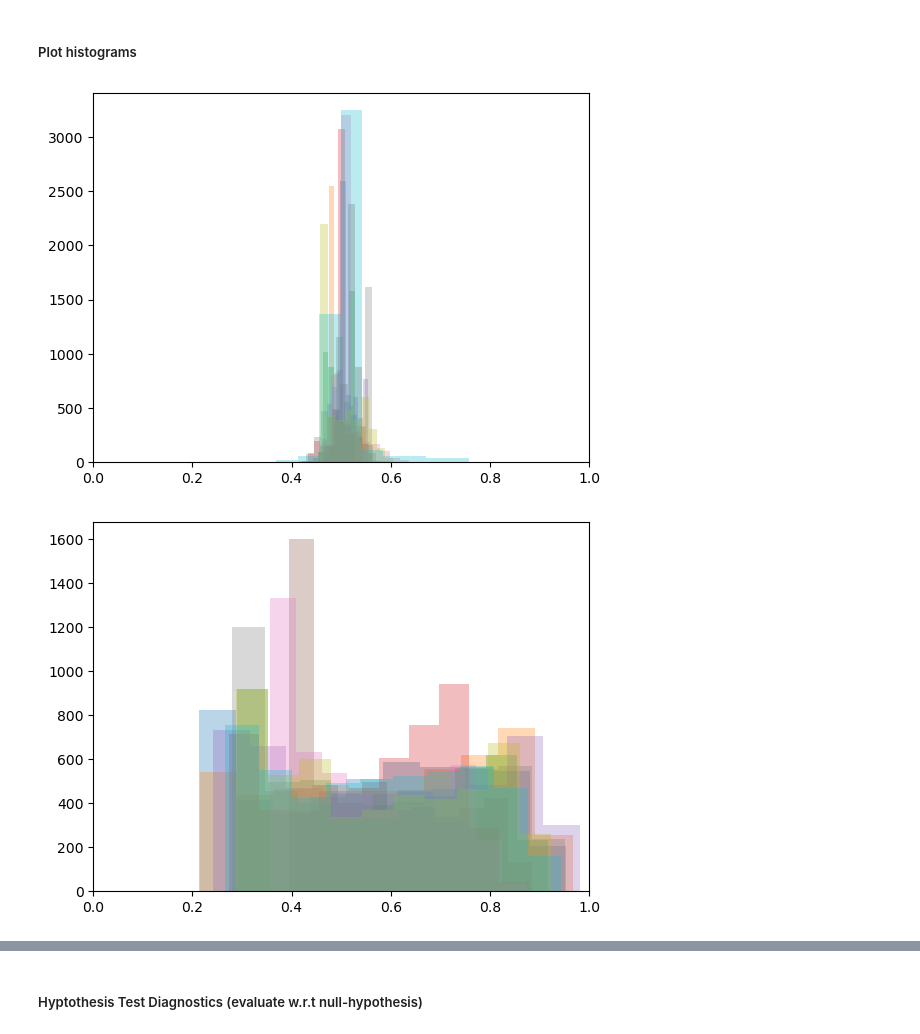
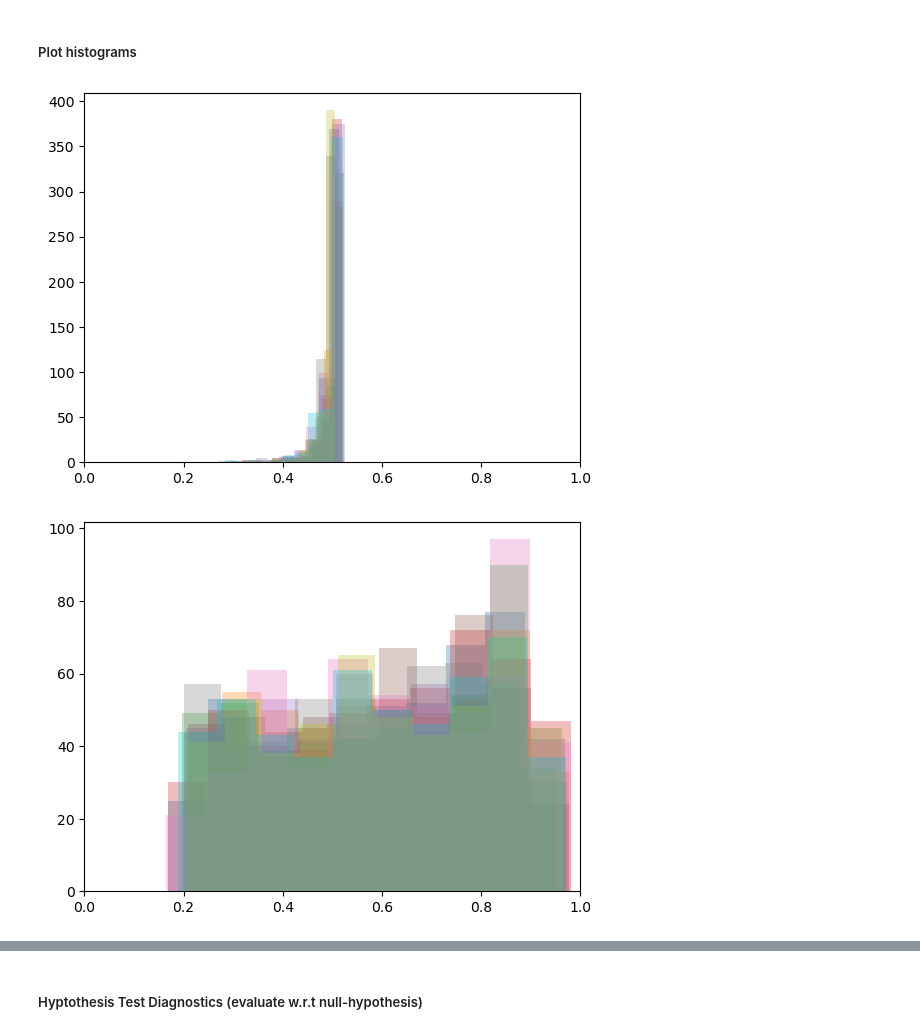
Before and after one commit to JuliaLinhart/valDiags_flows, a Jupyter notebook: notebooks/Local_C2ST_example_1D_lampe.ipynb, the cells around one changed output, grey strips where cells are left out. Saved outputs shown, nothing was run; the diff lists cells and outputs as text; code cells hidden in the pictures.

Commit message:
score lc2st

```diff
--- a/notebooks/Local_C2ST_example_1D_lampe.ipynb
+++ b/notebooks/Local_C2ST_example_1D_lampe.ipynb
@@ -179,8 +192,7 @@ inv_flow_samples_cal_good = maf_good.flow(x_cal).transform(theta_cal).detach().n
 inv_flow_samples_cal_bad = maf_bad.flow(first_dim_only(x_cal)).transform(theta_cal).detach().numpy()
 
 # Generate data from the base / normal distribution
-from scipy.stats import norm
-norm_samples = norm().rvs(cal_size)
+norm_samples = maf_good.flow(x_cal).base.sample()
 # %% [markdown]
 #### 1. Global Consistency Check
 We start by looking at the overall performance of our estimators: c2st score (i.e. cross-val accuracy) for a discrimination task between the inverse-flow distribution $p(T^{-1}_{\phi}(\theta; x))$ over the joint, and $\mathcal{N}(0,1)$. This gives us the expected performance over the $x$-space, and not for a specific location $x_0$.
@@ -302,2 +314,6 @@ PP_plot_1D(
 # %% [markdown]
 #### Local C2ST at $x_0$
+# %%
+from diagnostics.localC2ST import score_lc2st_flow
+scores_good, probas_good = score_lc2st_flow(maf_good.flow, theta_cal, x_cal, x_0, ['mean', 'w_dist', 'TV'])
+scores_bad, probas_bad = score_lc2st_flow(maf_bad.flow, theta_cal, x_cal, x_0, ['mean', 'w_dist', 'TV'])
@@ -314,41 +354,43 @@ n_trials = 10
 clfs_good = []
 clfs_bad = []
 clfs_null = []
-probas_good = []
-probas_bad = []
+# probas_good = []
+# probas_bad = []
 probas_null = []
-z_values = mvn(mean=np.zeros(1), cov=np.eye(1)).rvs(5000)
+z_values = mvn(mean=np.zeros(1), cov=np.eye(1)).rvs(500)
 
 for t in range(n_trials):
-        # good and bad maf
-        # train classifiers
+        z_values = mvn(mean=np.zeros(1), cov=np.eye(1)).rvs(500)
+        # # good and bad maf
+        # # train classifiers
         clfs_good.append(local_flow_c2st(inv_flow_samples_cal_good, x_cal))
         clfs_bad.append(local_flow_c2st(inv_flow_samples_cal_bad, x_cal))
-        # predict probas
-        probas_good.append(eval_local_flow_c2st(clfs_good[t], x_0[0], dim=1, size=5000, z_values=z_values)[0])
-        probas_bad.append(eval_local_flow_c2st(clfs_bad[t], x_0[0], dim=1, size=5000, z_values=z_values)[0])
+        # # predict probas
+        # probas_good.append(eval_local_flow_c2st(clfs_good[t], x_0[0], dim=1, size=500, z_values=z_values)[0])
+        # probas_bad.append(eval_local_flow_c2st(clfs_bad[t], x_0[0], dim=1, size=500, z_values=z_values)[0])
         # null hypothesis
         # train classifier
-        clfs_null.append(local_flow_c2st(norm_samples[:,None], x_cal))
+        clfs_null.append(local_flow_c2st(norm_samples, x_cal))
         # predict probas
-        probas_null.append(eval_local_flow_c2st(clfs_null[t], x_0[0], dim=1, size=5000, z_values=z_values)[0])
+        probas_null.append(eval_local_flow_c2st(clfs_null[t], x_0[0], dim=1, size=500, z_values=z_values)[0])
 # %% [markdown]
 ##### Plot histograms
 # %%
+n_trials = 10
 for t in range(n_trials):
     plt.hist(probas_good[t],alpha=0.3)
 plt.xlim(0,1)
 plt.show()
 
 for t in range(n_trials):
     plt.hist(probas_bad[t],alpha=0.3)
 plt.xlim(0,1)
 plt.show()
 
 for t in range(n_trials):
     plt.hist(probas_null[t],alpha=0.3)
 plt.xlim(0,1)
 plt.show()
 # %% [output]
-[figure, old version]
+[figure, new version]
-[figure, old version]
+[figure, new version]
```
Also changed, not shown: parts of 11 cells of this notebook, 1 other file.
